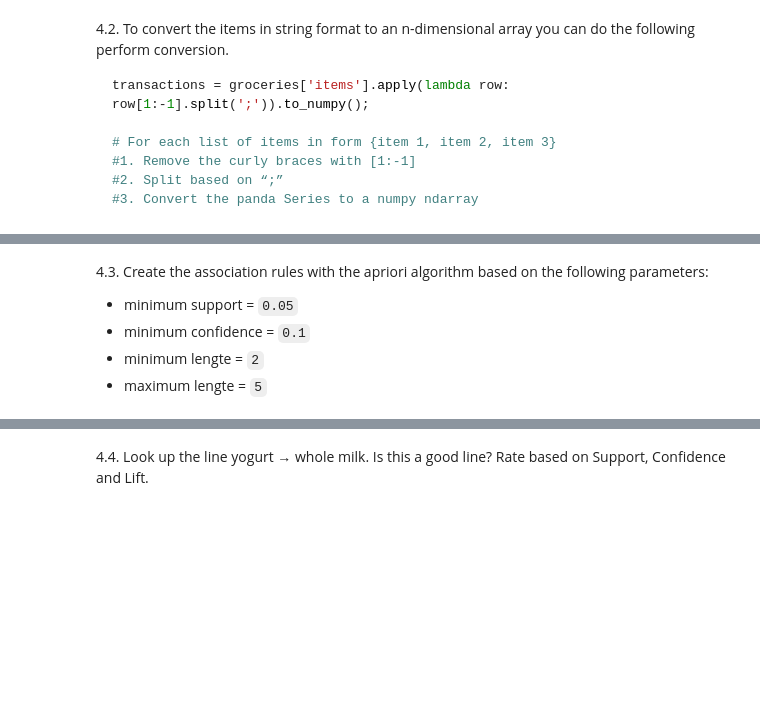
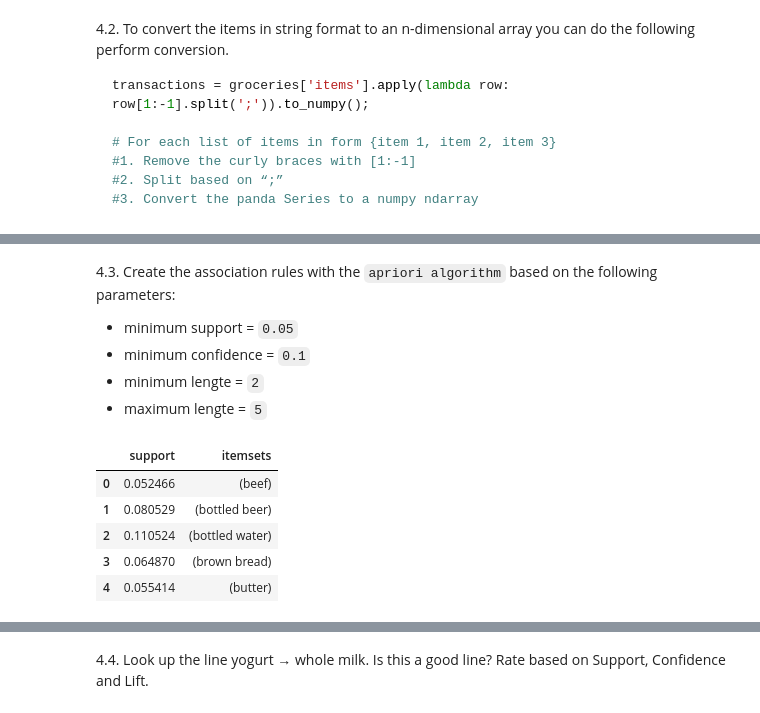
Before and after one commit to EliasDeHondt/DataScience2, a Jupyter notebook: W18P3/Exercises Repetition.ipynb, the cells around one changed output, grey strips where cells are left out. Cells and saved outputs as stored; diff of their text form; code cells hidden in the pictures; blank space fills up the shorter version.

```diff
--- a/W18P3/Exercises Repetition.ipynb
+++ b/W18P3/Exercises Repetition.ipynb
@@ -90,5 +209,5 @@ print(transactions)
 # %% [markdown]
-4.3. Create the association rules with the apriori algorithm based on the following parameters:
+4.3. Create the association rules with the `apriori algorithm` based on the following parameters:
 - minimum support = `0.05`
 - minimum confidence = `0.1`
 - minimum lengte = `2`
@@ -95,0 +220,11 @@ print(transactions)
+# %%
+# Apriori algorithm
+item_sets_apriori = apriori(transactionstable, min_support=min_support, use_colnames=True, max_len=max_lengte)
+display(item_sets_apriori.head())
+# %% [output]
+|  | support | itemsets |
+| 0 | 0.052466 | (beef) |
+| 1 | 0.080529 | (bottled beer) |
+| 2 | 0.110524 | (bottled water) |
+| 3 | 0.064870 | (brown bread) |
+| 4 | 0.055414 | (butter) |
```
Also changed, not shown: parts of 34 cells of this notebook, 1 other file.
